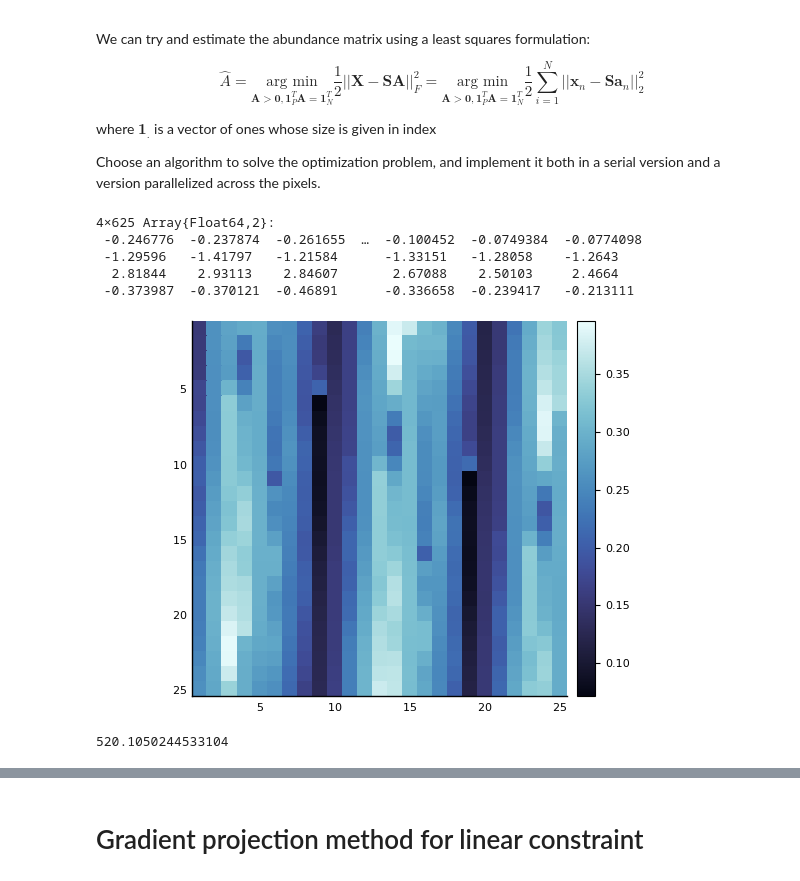
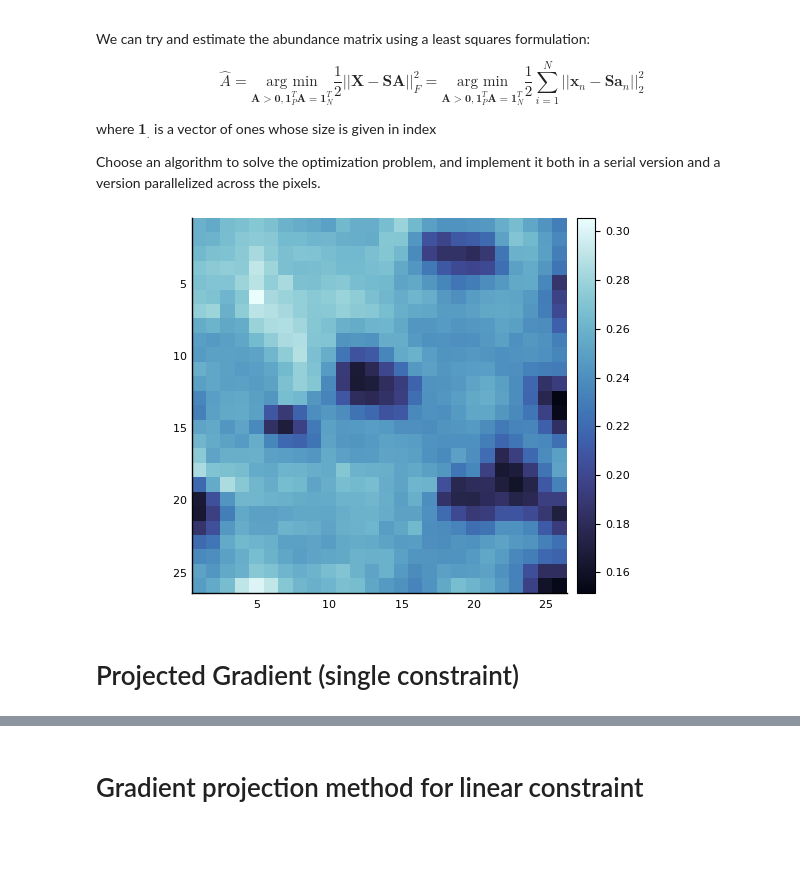
Before and after one commit to robincourant/parallel_optimization, a Jupyter notebook: parallel_optimization.ipynb, the cells around one changed output, grey strips where cells are left out. Saved outputs shown, nothing was run; the diff lists cells and outputs as text; code cells hidden in the pictures; blank space fills up the shorter version.

Commit message:
Fix image reconstitution

```diff
--- a/parallel_optimization.ipynb
+++ b/parallel_optimization.ipynb
@@ -70,32 +70,22 @@ where $\mathbf{1}_{.}$ is a vector of ones whose size is given in index
 
 Choose an algorithm to solve the optimization problem, and implement it both in a serial version and a version parallelized across the pixels.
 # %%
-include("./basic_unmixing.jl");
-
 n = 25^2
 p = 4
 l = 255
 k = floor(Int, sqrt(n))
 
 # Use a small crop of the image first
-img_small = img[1:k,1:k,:]
+offset_x = 200
+offset_y = 0
+img_small = img[offset_x:offset_x + k,offset:offset + k,:]
 
-X = reshape(img_small, (l , n))
+# X = reshape(img_small, (l , n))
+X = img_small
 S = sources;
-
-A = projected_gradient(X, S)
-# %% [output]
-4×625 Array{Float64,2}:
- -0.246776  -0.237874  -0.261655  …  -0.100452  -0.0749384  -0.0774098
- -1.29596   -1.41797   -1.21584      -1.33151   -1.28058    -1.2643
-  2.81844    2.93113    2.84607       2.67088    2.50103     2.4664
- -0.373987  -0.370121  -0.46891      -0.336658  -0.239417   -0.213111
 # %%
-estimated_image = reshape(S * A, 25, 25, 255)
-p3 = heatmap(estimated_image[:, :, 150],aspect_ratio=1, yflip = true,c=:ice)
+original_plot = heatmap(X[:, :, 150], aspect_ratio=1, yflip = true, c=:ice)
 # %% [output]
-[figure, old version]
+[figure, new version]
-# %%
-cost(X,S,A)
-# %% [output]
-520.1050244533104
+# %% [markdown]
+# Projected Gradient (single constraint)
```
Also changed, not shown: parts of 12 cells of this notebook, 3 other files.
